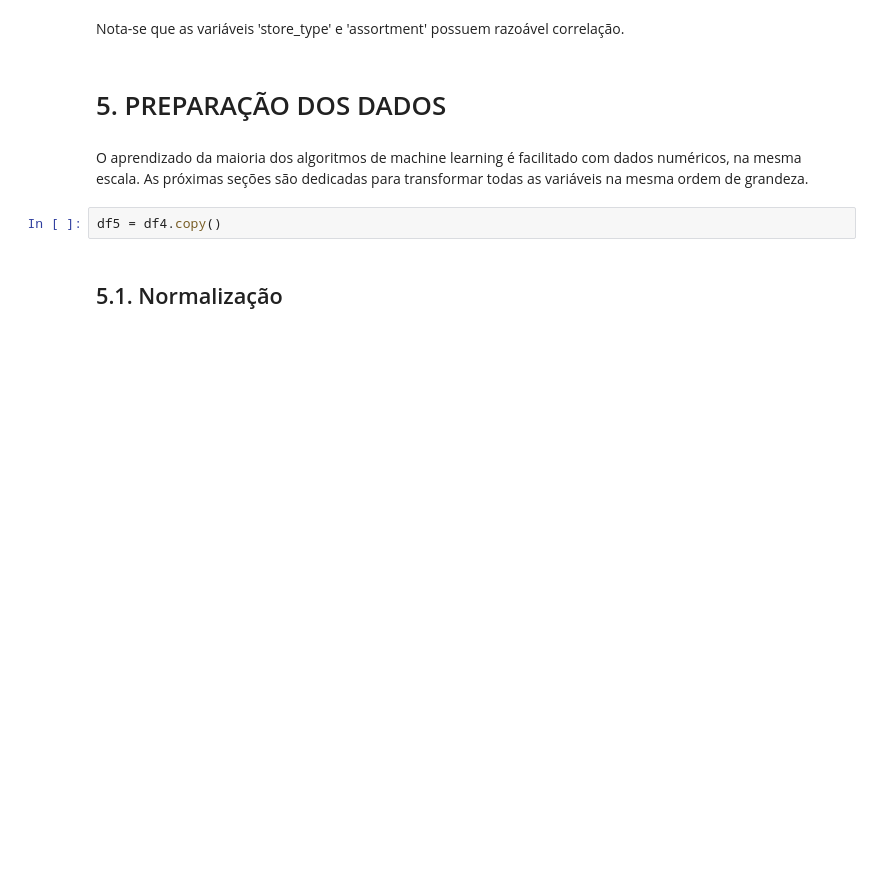
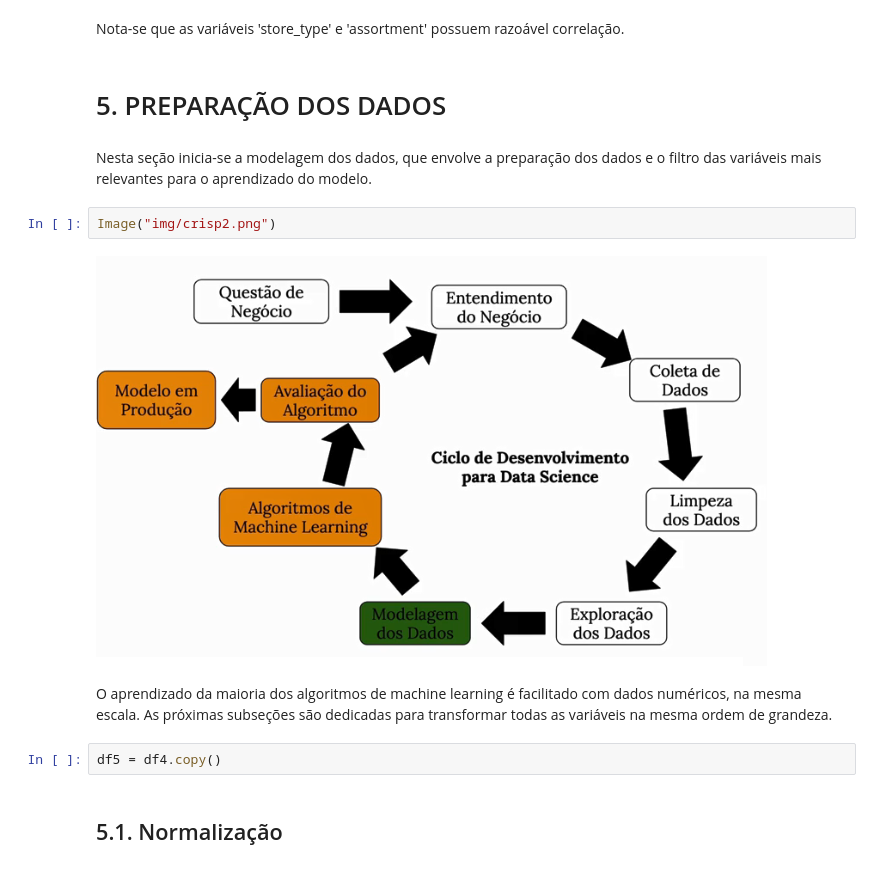
Before and after one commit to renato-favarin/ds_em_producao, a Jupyter notebook: ds_em_producao.ipynb, the cells around one changed output. Drawn from its saved outputs; the diff is of its cells as text; blank space fills up the shorter version.

```diff
--- a/ds_em_producao.ipynb
+++ b/ds_em_producao.ipynb
@@ -1260,8 +1252,14 @@ sns.heatmap(d,annot=True);
 Nota-se que as variáveis 'store_type' e 'assortment' possuem razoável correlação.
 # %% [markdown]
 # 5. PREPARAÇÃO DOS DADOS
+# %% [markdown]
+Nesta seção inicia-se a modelagem dos dados, que envolve a preparação dos dados e o filtro das variáveis mais relevantes para o aprendizado do modelo.
+# %%
+Image("img/crisp2.png")
+# %% [output]
+[figure, added]
 # %% [markdown]
-O aprendizado da maioria dos algoritmos de machine learning é facilitado com dados numéricos, na mesma escala. As próximas seções são dedicadas para transformar todas as variáveis na mesma ordem de grandeza.
+O aprendizado da maioria dos algoritmos de machine learning é facilitado com dados numéricos, na mesma escala. As próximas subseções são dedicadas para transformar todas as variáveis na mesma ordem de grandeza.
 # %%
 df5 = df4.copy()
 # %% [markdown]
```
Also changed, not shown: parts of 28 cells of this notebook, 1 other file.
